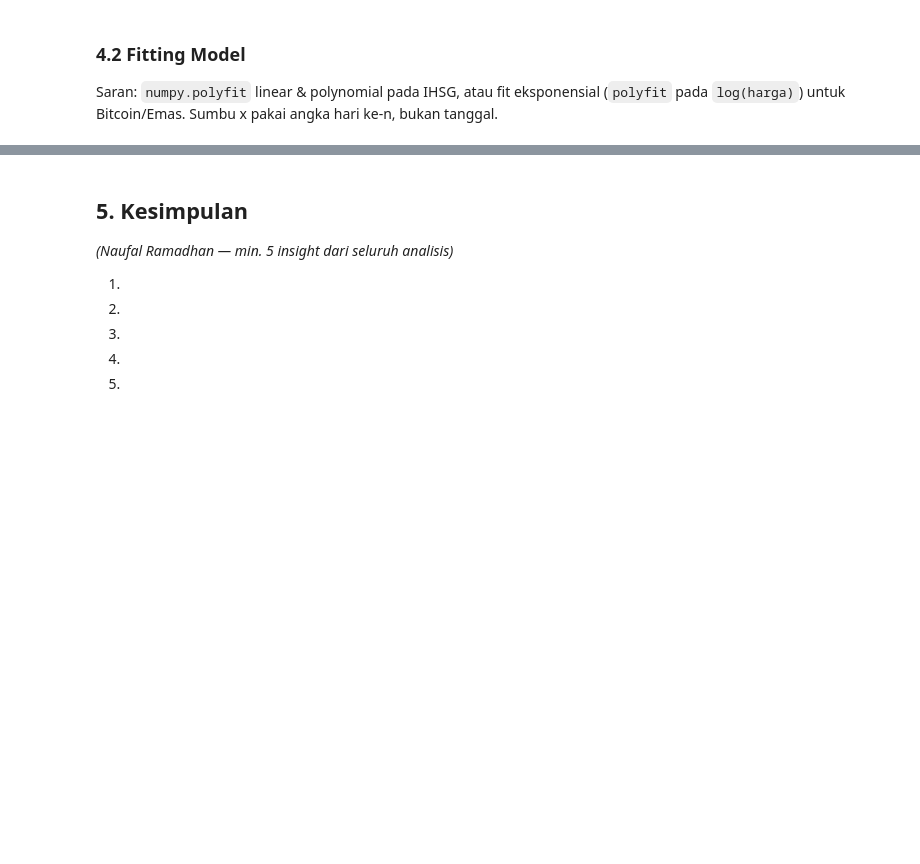
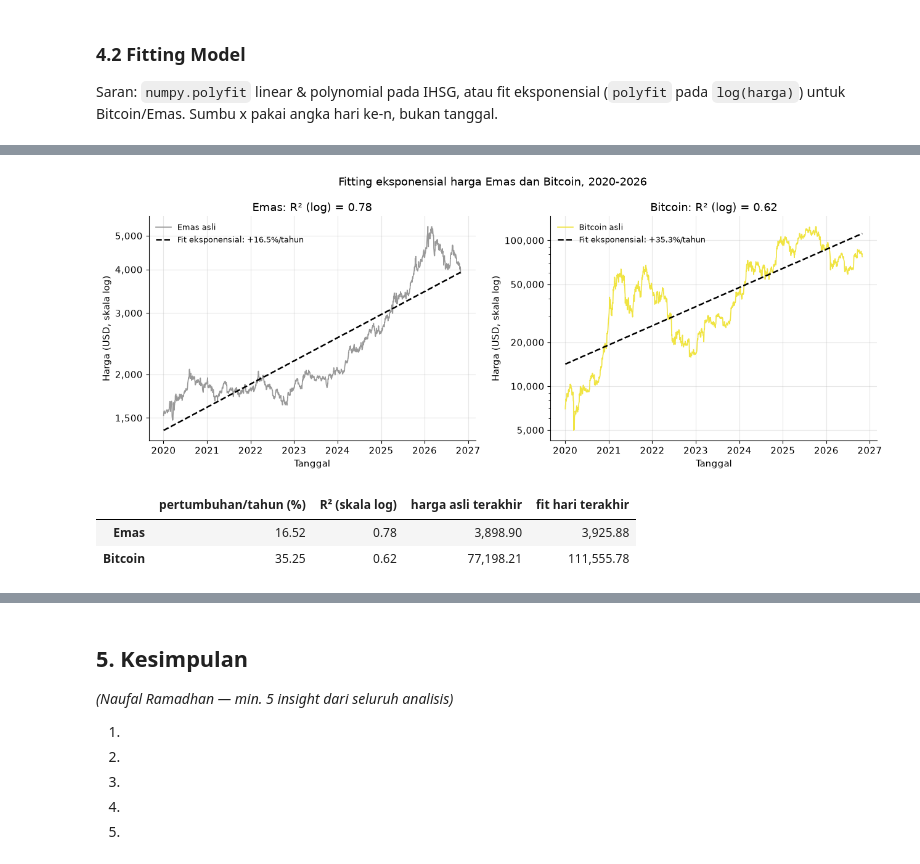
Before and after one commit to davuchrys/Visdat-Cihuy, a Jupyter notebook: notebook_timeseries.ipynb, the cells around one changed output, grey strips where cells are left out. Drawn from its saved outputs; the diff is of its cells as text; code cells hidden in the pictures; blank space fills up the shorter version.

```diff
--- a/notebook_timeseries.ipynb
+++ b/notebook_timeseries.ipynb
@@ -499,0 +642,36 @@ Saran: `numpy.polyfit` linear & polynomial pada IHSG, atau fit eksponensial (`po
+# %%
+# Fitting eksponensial: polyfit derajat 1 pada log(harga)
+fig, axes = plt.subplots(1, 2, figsize=(13, 5))
+hasil_exp = {}
+TICK_Y = {"Emas": [1500, 2000, 3000, 4000, 5000], "Bitcoin": [5000, 10000, 20000, 50000, 100000]}
+for ax, aset in zip(axes, TICK_Y):
+    y_aset = close[aset].values
+    b, log_a = np.polyfit(x, np.log(y_aset), deg=1)
+    fit = np.exp(log_a + b * x)
+    hasil_exp[aset] = {
+        "pertumbuhan/tahun (%)": (np.exp(b * HARI_PER_TAHUN) - 1) * 100,
+        "R² (skala log)": r_kuadrat(np.log(y_aset), np.log(fit)),
+        "harga asli terakhir": y_aset[-1],
+        "fit hari terakhir": fit[-1],
+    }
+    ax.plot(close.index, y_aset, color=WARNA[aset], lw=1.2, label=f"{aset} asli")
+    ax.plot(close.index, fit, color="black", lw=1.8, ls="--",
+            label=f"Fit eksponensial: +{hasil_exp[aset]['pertumbuhan/tahun (%)']:.1f}%/tahun")
+    ax.set_yscale("log")
+    ax.set_yticks(TICK_Y[aset])
+    ax.yaxis.set_major_formatter(plt.FuncFormatter(lambda v, _: f"{v:,.0f}"))
+    ax.yaxis.set_minor_formatter(plt.NullFormatter())
+    ax.set_title(f"{aset}: R² (log) = {hasil_exp[aset]['R² (skala log)']:.2f}")
+    ax.set_xlabel("Tanggal"); ax.set_ylabel("Harga (USD, skala log)")
+    ax.legend(loc="upper left", frameon=False, fontsize=9)
+fig.suptitle("Fitting eksponensial harga Emas dan Bitcoin, 2020-2026")
+fig.tight_layout()
+simpan("07_fitting_eksponensial")
+plt.show()
+
+pd.DataFrame(hasil_exp).T.round(2)
+# %% [output]
+[figure, added]
+|  | pertumbuhan/tahun (%) | R² (skala log) | harga asli terakhir | fit hari terakhir |
+| Emas | 16.52 | 0.78 | 3,898.90 | 3,925.88 |
+| Bitcoin | 35.25 | 0.62 | 77,198.21 | 111,555.78 |
```
Also changed, not shown: parts of 10 cells of this notebook, 6 other files.
